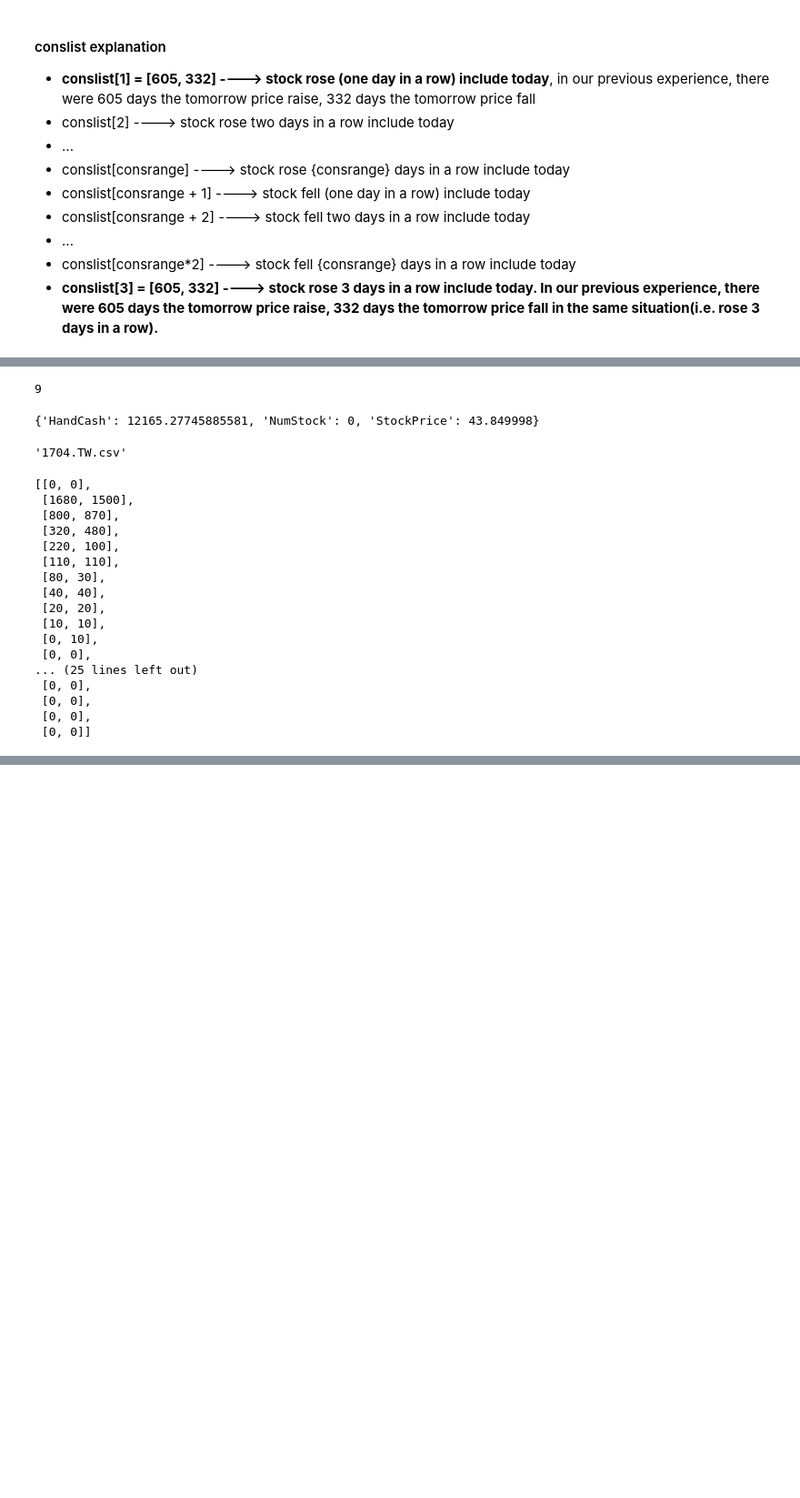
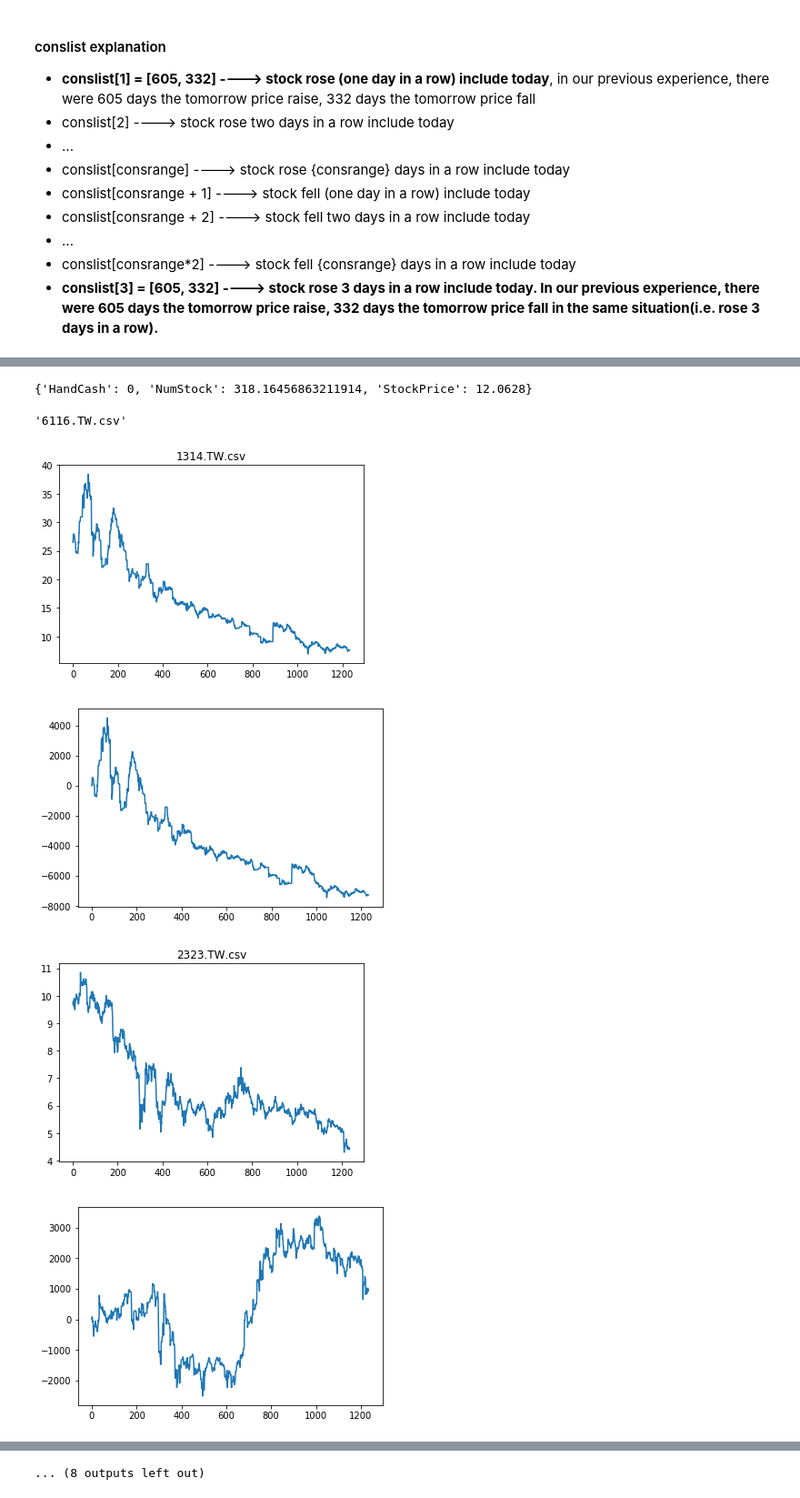
Before and after one commit to da65536/stock-q-learning, a Jupyter notebook: main_probArray.ipynb, the cells around one changed output, grey strips where cells are left out. Shown at 91% size. Saved outputs shown, nothing was run; the diff lists cells and outputs as text; code cells hidden in the pictures; blank space fills up the shorter version.

```diff
--- a/main_probArray.ipynb
+++ b/main_probArray.ipynb
@@ -141,20 +147,21 @@ inputCsvList = ['QCOM.csv', 'NOK.csv', '^DJI.csv', '^TWII.csv',
 # %%
-inputFolderFormat = "./input/{0}"
-inputCsvList = ['QCOM.csv', 'GOOG.csv', 'NOK.csv', '^DJI.csv', '^TWII.csv',
-           '^N225.csv', '^GDAXI.csv', '^IXIC.csv', '^KS11.csv', '^SSEC.csv',
-           'NSU.DE_10_5_5.csv', 'DAI.DE_10_5_5.csv', 'BMW.DE_10_5_5.csv',
-           '0050.TW.csv', '1216.TW.csv', '1301.TW.csv', '2002.TW.csv',
-           '2330.TW.csv', '2409.TW.csv', '2454.TW.csv', '1704.TW.csv']
+inputFolderFormat = "./input/fall/{0}"
+inputCsvList = ['1314.TW.csv', '2323.TW.csv', '2349.TW.csv',
+'2353.TW.csv', '2405.TW.csv', '2409.TW.csv', '2601.TW.csv',
+'2885.TW.csv', '2888.TW.csv', '6116.TW.csv']
+#inputCsvList = ['QCOM.csv']
 
 
 full_action = True  # if True: buy with all cash, sell all stock
 init_invest = 10000
-trial_range = 10
+trial_range = 1
 consrange = 20     # consecutive days max. in the prob conslist
 
 conslist = list()
 for i in range(0, consrange*2 + 1):
     conslist.append([0, 0])
+
+allrwdlist = list()
 
 for resource_data in inputCsvList:
 
@@ -163,13 +170,13 @@ for resource_data in inputCsvList:
         conslist[i][1] = 0
 
     input_csv = inputFolderFormat.format(resource_data)
-    #input_csv = "./input/2001_2010/{0}".format(resource_data)
     data = pd.read_csv(input_csv)
     close = data['Close']
     close = close.fillna(method='ffill')
     close = close.tolist()
     np.isnan(close).any()
 
+    rwdlist = list()
 
     for trial in range(0, trial_range):
 
@@ -234,11 +241,12 @@ for resource_data in inputCsvList:
                     state['HandCash'] += state['NumStock'] * ar * state['StockPrice']
                     state['NumStock'] *= 1 - ar
 
-
+            rwdlist.append(state['HandCash'] + state['StockPrice']*state['NumStock'] - 10000)
+        allrwdlist.append(rwdlist)
 
             #print(state)
             #print(point, ' :: ', conslist[1:15], '*****', conslist[consrange+1: consrange+15])
-    print(resource_data, state['HandCash'] + state['StockPrice']*state['NumStock'])
+    print(resource_data, state['HandCash'] + state['StockPrice']*state['NumStock'] - 10000)
     #print(resource_data, state['HandCash'] + state['StockPrice']*state['NumStock'])
     #print(point, ' :: ', conslist[1:6], '*****', conslist[consrange+1: consrange+6])
 
@@ -283,34 +276,27 @@ point
-# %%
-trial
-# %% [output]
-9
 # %%
 state
 # %% [output]
-{'HandCash': 12165.27745885581, 'NumStock': 0, 'StockPrice': 43.849998}
+{'HandCash': 0, 'NumStock': 318.16456863211914, 'StockPrice': 12.0628}
 # %%
 #conslist
 # %%
 resource_data
 # %% [output]
-'1704.TW.csv'
+'6116.TW.csv'
-# %%
-conslist
-# %% [output]
-[[0, 0],
- [1680, 1500],
- [800, 870],
- [320, 480],
- [220, 100],
- [110, 110],
- [80, 30],
- [40, 40],
- [20, 20],
- [10, 10],
- [0, 10],
- [0, 0],
-... (25 lines left out)
- [0, 0],
- [0, 0],
- [0, 0],
- [0, 0]]
+# %%
+for i in range(0, len(inputCsvList)):
+    input_csv = inputFolderFormat.format(inputCsvList[i])
+    data = pd.read_csv(input_csv)
+    close = data['Close']
+    close = close.fillna(method='ffill')
+    close = close.tolist()
+    plt.title(inputCsvList[i])
+    plt.plot(close)
+    plt.show()
+    plt.plot(allrwdlist[i])
+    plt.show()
+# %% [output]
+[figure, added]
+[figure, added]
+[figure, added]
+[figure, added]
@@ -316,0 +311 @@ conslist
+... (8 outputs left out)
```
Also changed, not shown: parts of 6 cells of this notebook, 19 other files.
